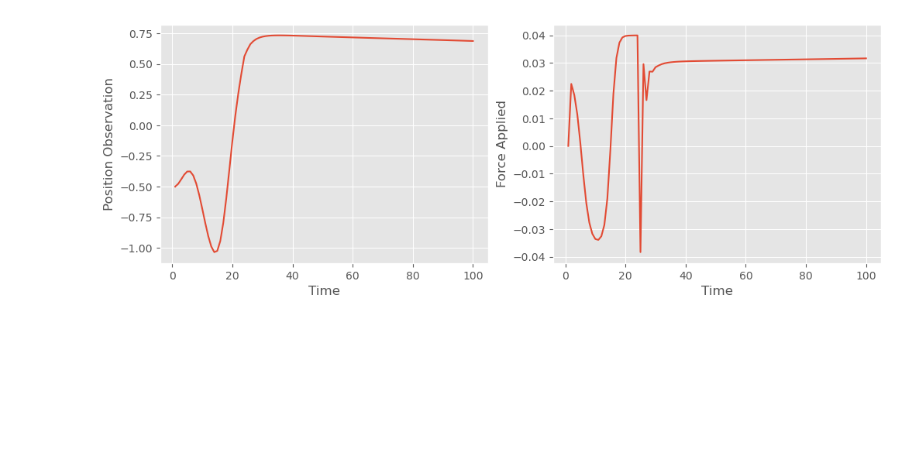
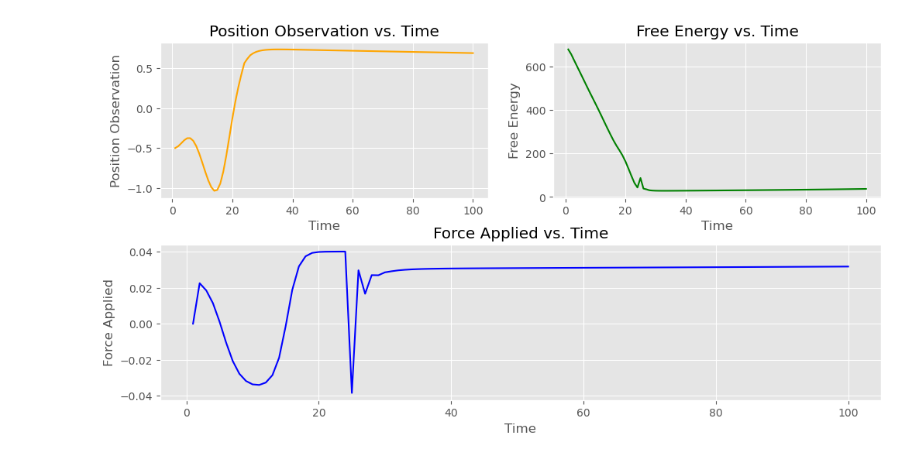
Before and after one commit to jackbmontgomery/honours-project, a Jupyter notebook: mountain_car.ipynb, the cells around one changed output. Drawn from its saved outputs; the diff is of its cells as text; code cells hidden in the pictures; blank space fills up the shorter version.

```diff
--- a/mountain_car.ipynb
+++ b/mountain_car.ipynb
@@ -11,17 +11,34 @@ time            = data[:, 0]
 actions         = 0.04 * np.tanh(data[:, 1])
 observations    = data[:, 2]
 free_energy     = data[:, 3]
-# %%
-fig, axs = plt.subplots(1, 2, figsize=(12, 4))
-
-axs[0].plot(time, observations)
-axs[0].set_ylabel("Position Observation")
-axs[0].set_xlabel("Time")
-
-axs[1].plot(time, actions)
-axs[1].set_ylabel("Force Applied")
-axs[1].set_xlabel("Time")
-
-plt.show()
-# %% [output]
-[figure, removed]
+# %%
+fig = plt.figure(figsize=(12, 6))
+gs = fig.add_gridspec(2, 2, height_ratios=[1, 1], width_ratios=[1, 1], hspace=0.3, wspace=0.2)
+
+# Create subplots
+ax1 = fig.add_subplot(gs[0, 0])  # Top left
+ax2 = fig.add_subplot(gs[0, 1])  # Top right
+ax3 = fig.add_subplot(gs[1, :])  # Bottom (spanning both columns)
+
+# Plot data
+ax1.plot(time, observations, color='orange')
+ax1.set_ylabel("Position Observation")
+ax1.set_xlabel("Time")
+
+ax2.plot(time, free_energy, color='green')
+ax2.set_ylabel("Free Energy")
+ax2.set_xlabel("Time")
+
+ax3.plot(time, actions, color='blue')
+ax3.set_ylabel("Force Applied")
+ax3.set_xlabel("Time")
+
+# Set titles for clarity
+ax1.set_title("Position Observation vs. Time")
+ax2.set_title("Free Energy vs. Time")
+ax3.set_title("Force Applied vs. Time")
+
+# Show plot
+plt.show()
+# %% [output]
+[figure, added]
```
Also changed, not shown: 9 other files.
